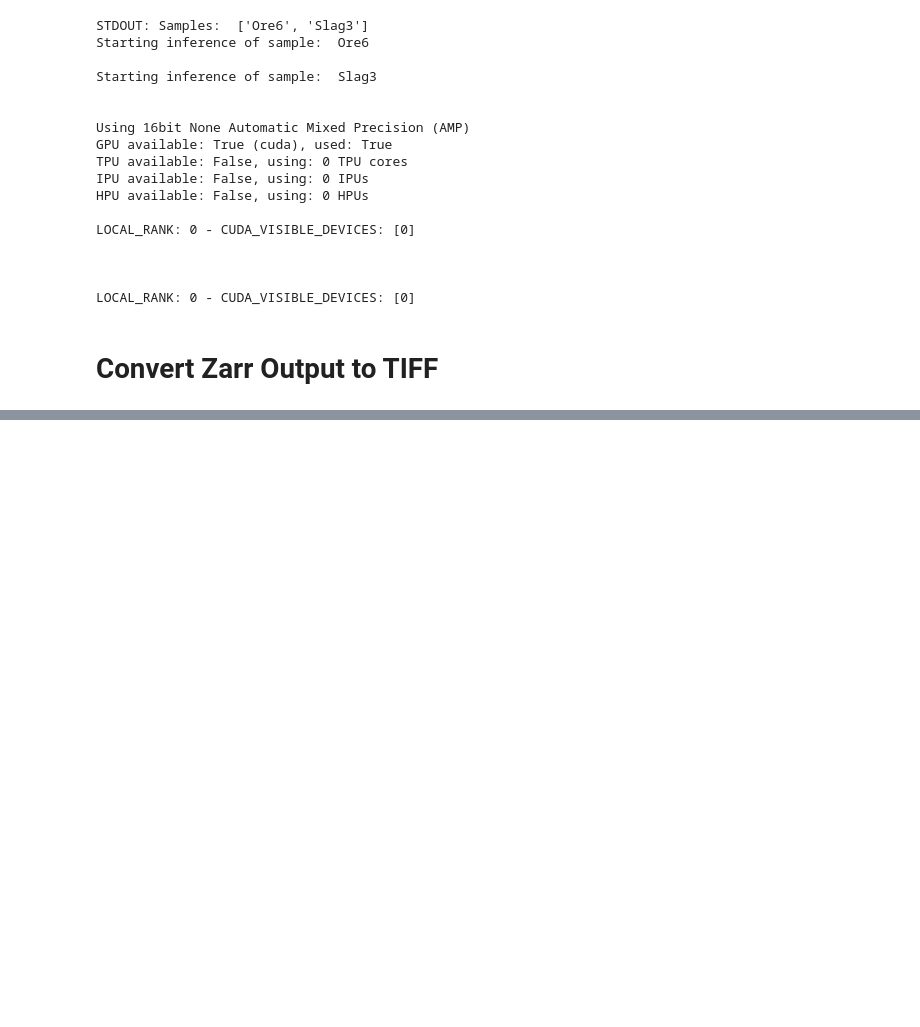
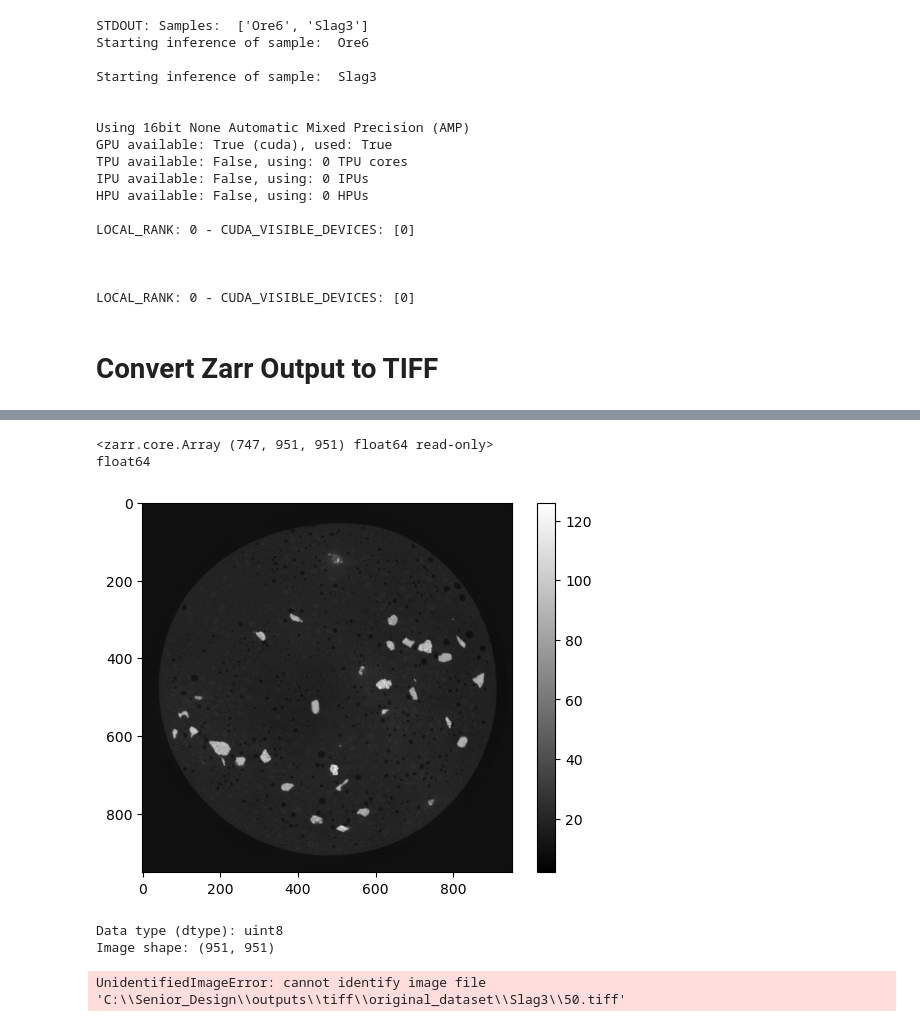
Before and after one commit to chen-darren/particleseg3d-for-tablets, a Jupyter notebook: main.ipynb, the cells around one changed output, grey strips where cells are left out. Cells and saved outputs as stored; diff of their text form; code cells hidden in the pictures; blank space fills up the shorter version.

```diff
--- a/main.ipynb
+++ b/main.ipynb
@@ -241,0 +285,57 @@ Standard Error:
+# %%
+import zarr
+import numpy as np
+import matplotlib.pyplot as plt
+
+# Open the Zarr file or directory
+zarr_file = zarr.open(r'C:\Senior_Design\database\original_dataset\zarr\Slag3.zarr', mode='r')  # 'r' for read-only
+print(zarr_file)
+print(zarr_file.dtype)
+
+arr = np.array(zarr_file)
+# Display a slice of the 3D array
+slice_index = 50  # Adjust this index based on your dataset
+plt.imshow(arr[slice_index], cmap='gray')  # Display the slice
+plt.colorbar()
+plt.show()
+# %% [output]
+<zarr.core.Array (747, 951, 951) float64 read-only>
+float64
+[figure, added]
+# %%
+from PIL import Image
+import numpy as np
+
+# Open the TIFF file
+tiff_image = Image.open(r'C:\Senior_Design\database\original_dataset\tiff\Slag3\slice_50.tiff')
+
+# Convert to a NumPy array
+image_array = np.array(tiff_image)
+
+# Print the dtype and shape of the image
+print("Data type (dtype):", image_array.dtype)
+print("Image shape:", image_array.shape)
+
+# Display the image
+tiff_image.show()
+# %% [output]
+Data type (dtype): uint8
+Image shape: (951, 951)
+# %%
+from PIL import Image
+import numpy as np
+
+# Open the TIFF file
+tiff_image = Image.open(r'C:\Senior_Design\outputs\tiff\original_dataset\Slag3\50.tiff')
+
+# Convert to a NumPy array
+image_array = np.array(tiff_image)
+
+# Print the dtype and shape of the image
+print("Data type (dtype):", image_array.dtype)
+print("Image shape:", image_array.shape)
+
+# Display the image
+tiff_image.show()
+# %% [output]
+UnidentifiedImageError: cannot identify image file 'C:\\Senior_Design\\outputs\\tiff\\original_dataset\\Slag3\\50.tiff'
```
Also changed, not shown: parts of 4 cells of this notebook, 3 other files.
